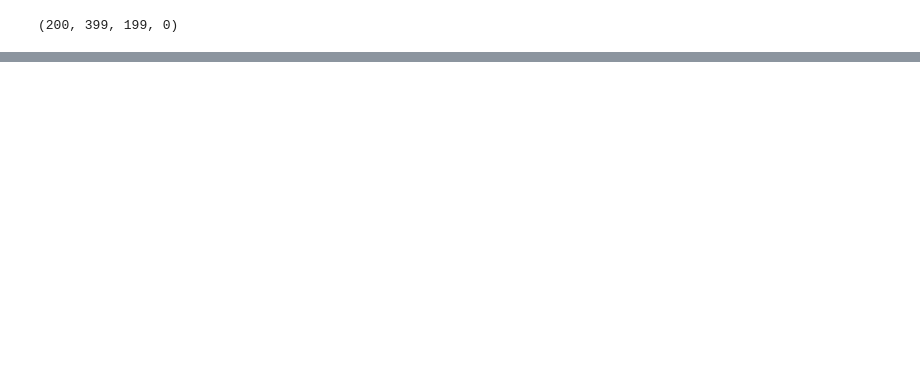
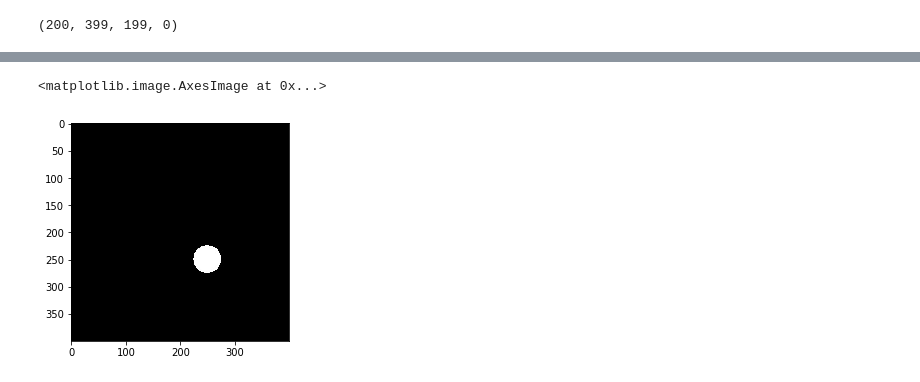
Before and after one commit to EwaKomkowska/Informatyka_w_medycynie, a Jupyter notebook: Tomograf.ipynb, the cells around one changed output, grey strips where cells are left out. Drawn from its saved outputs; the diff is of its cells as text; code cells hidden in the pictures; blank space fills up the shorter version.

```diff
--- a/Tomograf.ipynb
+++ b/Tomograf.ipynb
@@ -378,0 +452,5 @@ image = imageio.imread('/content/drive/My Drive/Colab Notebooks/Zdjecia/Kolo.jpg
+# %%
+plt.imshow(image)
+# %% [output]
+<matplotlib.image.AxesImage at 0x...>
+[figure, added]
```
Also changed, not shown: parts of 5 cells of this notebook, 1 other file.
